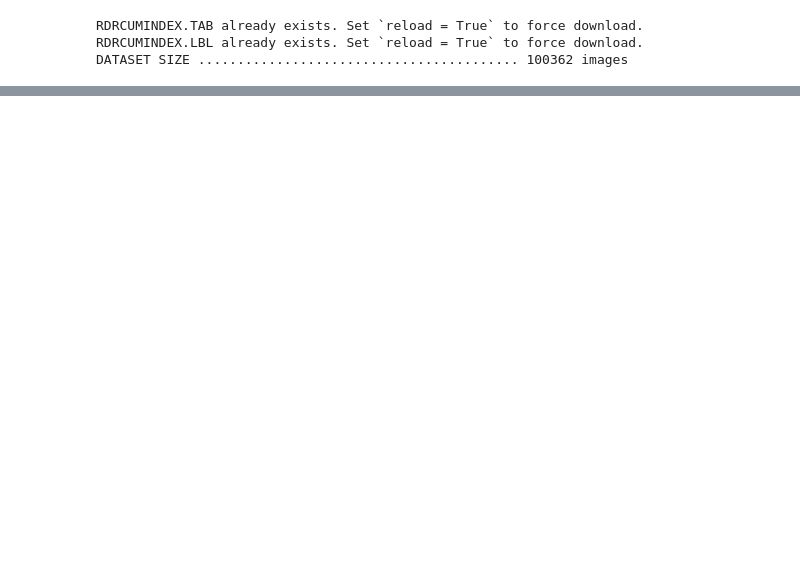
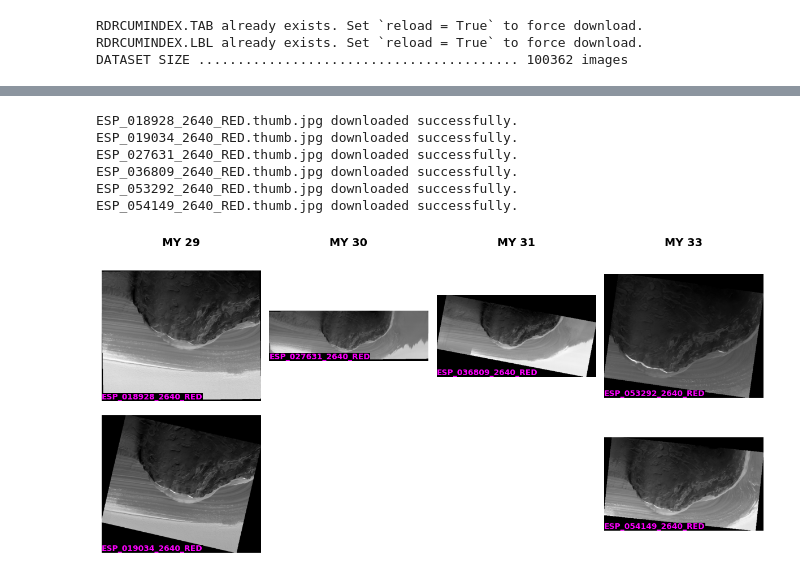
Before and after one commit to ZipZaap/DataExplorer, a Jupyter notebook: main.ipynb, the cells around one changed output, grey strips where cells are left out. Saved outputs shown, nothing was run; the diff lists cells and outputs as text; code cells hidden in the pictures; blank space fills up the shorter version.

```diff
--- a/main.ipynb
+++ b/main.ipynb
@@ -66,0 +48,10 @@ ESP_080868_2640_RED.JP2 downloaded successfully.
+# %%
+index.show_preview(cluster_id=3)
+# %% [output]
+ESP_018928_2640_RED.thumb.jpg downloaded successfully.
+ESP_019034_2640_RED.thumb.jpg downloaded successfully.
+ESP_027631_2640_RED.thumb.jpg downloaded successfully.
+ESP_036809_2640_RED.thumb.jpg downloaded successfully.
+ESP_053292_2640_RED.thumb.jpg downloaded successfully.
+ESP_054149_2640_RED.thumb.jpg downloaded successfully.
+[figure, added]
```
Also changed, not shown: parts of 13 cells of this notebook, 15 other files.
